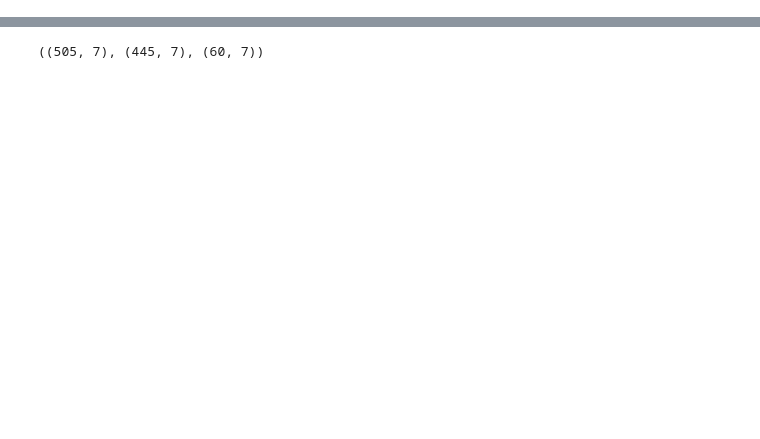
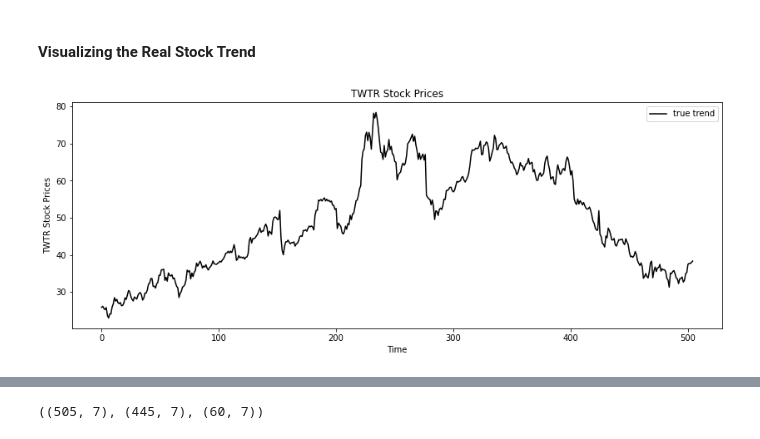
Before and after one commit to karenpinto1602/Stock-Market-Prediction-and-Analysis, a Jupyter notebook: Forecast/LSTM.ipynb, the cells around one changed output, grey strips where cells are left out. Cells and saved outputs as stored; diff of their text form; code cells hidden in the pictures; blank space fills up the shorter version.

```diff
--- a/Forecast/LSTM.ipynb
+++ b/Forecast/LSTM.ipynb
@@ -19,0 +24,12 @@ data.tail()
+# %% [markdown]
+#### Visualizing the Real Stock Trend
+# %%
+plt.figure(figsize=(14,5))
+plt.plot(data['Open'],color='black',label='true trend')
+plt.title('%s Stock Prices'%stock_symbol)
+plt.xlabel('Time')
+plt.ylabel('%s Stock Prices'%stock_symbol)
+plt.legend()
+plt.show()
+# %% [output]
+[figure, added]
```
Also changed, not shown: parts of 22 cells of this notebook, 7 other files.
